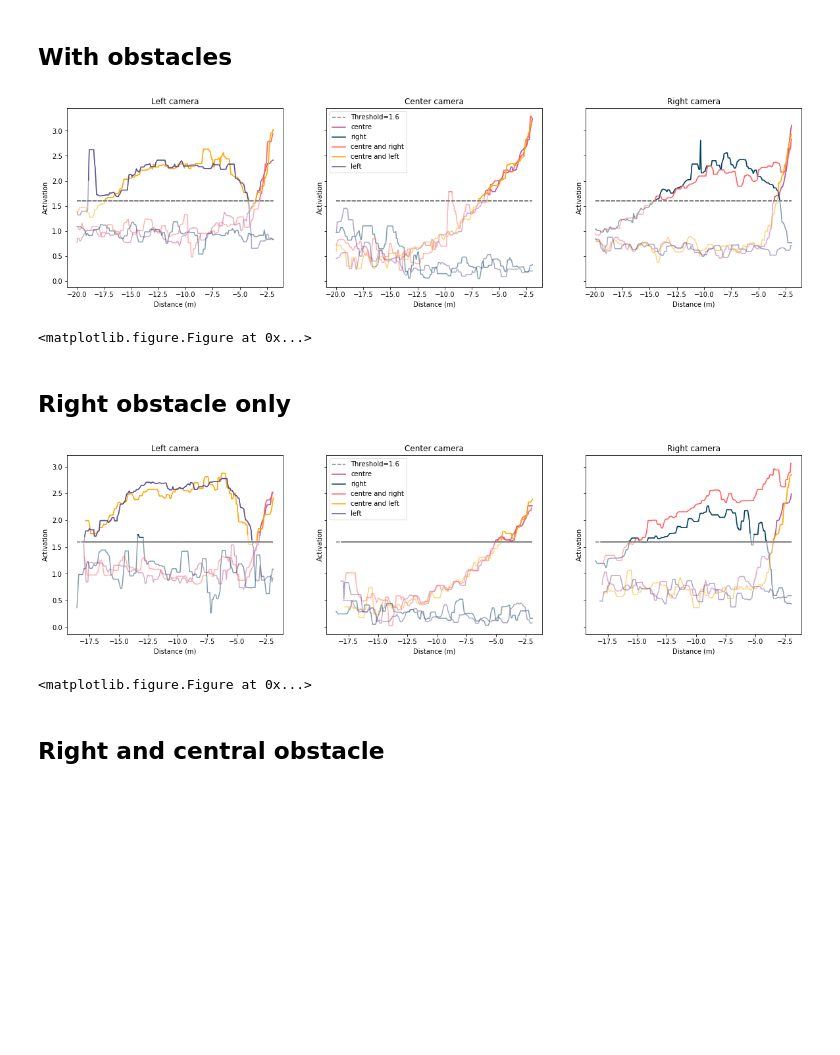
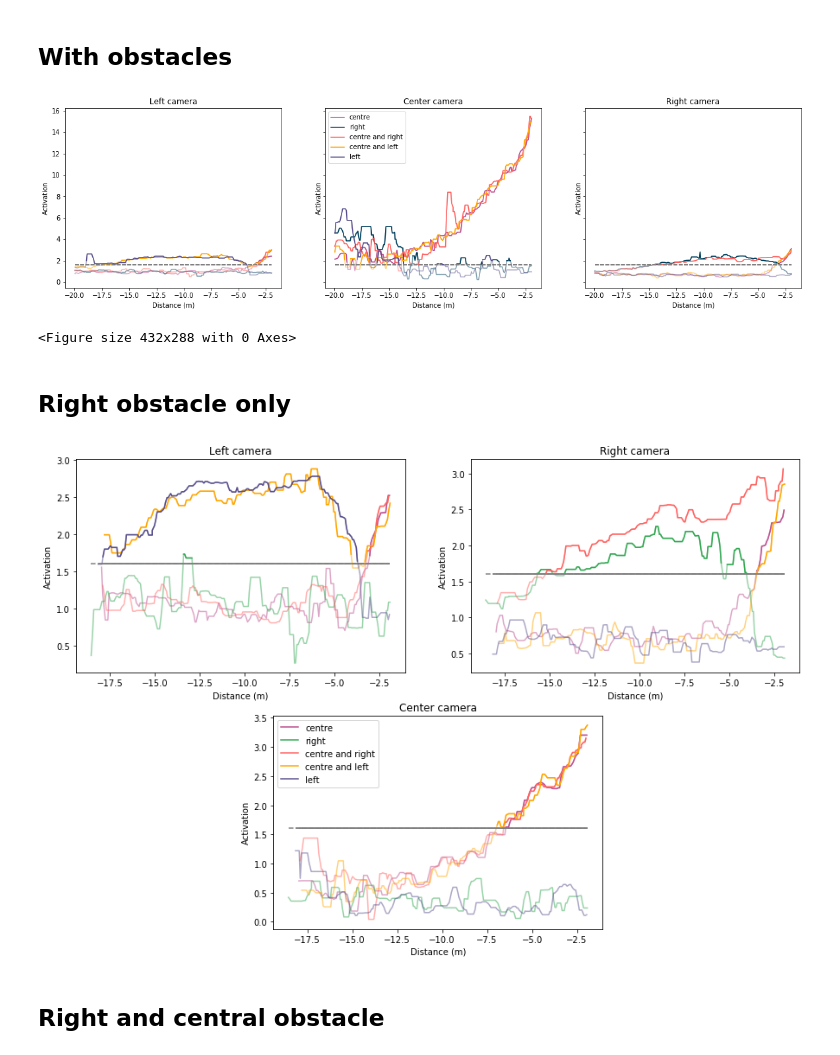
Before and after one commit to joanreyero/pyx4-avoidance, a Jupyter notebook: src/analytics/3-cameras/3-cameras.ipynb, the cells around one changed output. Drawn from its saved outputs; the diff is of its cells as text; code cells hidden in the pictures; blank space fills up the shorter version.

```diff
--- a/src/analytics/3-cameras/3-cameras.ipynb
+++ b/src/analytics/3-cameras/3-cameras.ipynb
@@ -44,36 +45,43 @@ def make_df(data):
 def show(data_list, mean=False, median=False, norm=False, thrs=False, save=False):
     labels = {ACT0: 'Left camera', ACT1: 'Center camera', ACT2: 'Right camera'}
 
-    fig, axs = plt.subplots(1, 3, figsize=(20,5), sharey=True)
+#    fig, axs = plt.subplots(3, 1, figsize=(6,15), sharey=True)
+    fig = plt.figure(figsize=(15, 10))
+    gs = gridspec.GridSpec(2, 4)
+    gs.update(wspace=0.5)
+    ax1 = plt.subplot(gs[0, :2], )
+    ax2 = plt.subplot(gs[0, 2:])
+    ax3 = plt.subplot(gs[1, 1:3])
+    axs = [ax1, ax2, ax3]
     for data in data_list:
         for i, act in enumerate(ACTS):
-
+            j = {0: 0, 1: 2, 2: 1}[i]
             if norm:
                 data[act] = data[act].apply(lambda x: float(x) / norm[i])
 
-            axs[i].plot(data[DIST], data[act], label='_nolegend_', color=data['color'].iloc[0], alpha=0.5)
-            axs[i].set_title(labels[act])
+            axs[j].plot(data[DIST], data[act], label='_nolegend_', color=data['color'].iloc[0], alpha=0.5)
+            axs[j].set_title(labels[act])
 
             if thrs:
                 data = add_threshold(data, act, thrs[i])
                 thr_act = data[get_thr(act)]
-                axs[i].plot(data[DIST], [thrs[i],] * len(data[DIST]), '--', color='gray', label='Threshold=1.6')
-                axs[i].plot(data[DIST], thr_act, color=data['color'].iloc[0], label=data['label'].iloc[0])
+                axs[j].plot(data[DIST], [thrs[i],] * len(data[DIST]), '--', color='gray',)
+                axs[j].plot(data[DIST], thr_act, color=data['color'].iloc[0], label=data['label'].iloc[0])
 
             if mean:
                 mean_line = [np.mean(data[act]),] * len(data[act])
-                axs[i].plot(data[DIST], mean_line, label='Mean')
+                axs[j].plot(data[DIST], mean_line, label='Mean')
 
             if median:
                 median_line = [np.median(data[act]),] * len(data[act])
-                axs[i].plot(data[DIST], median_line, label='Median')
+                axs[j].plot(data[DIST], median_line, label='Median')
 
-            axs[i].set_xlabel('Distance (m)')
-            axs[i].set_ylabel('Activation')
-        axs[1].legend()
+            axs[j].set_xlabel('Distance (m)')
+            axs[j].set_ylabel('Activation')
+        axs[2].legend()
 
     #fig.suptitle('Activations for the left, center and right cameras')
-    plt.show()
+    fig.tight_layout()
     if save:
         plt.savefig('figs/' + save + '.pdf')
 # %% [markdown]
@@ -132,8 +140,8 @@ df_list = make_df(data)
 save = 'activation-obstacles'
 show(df_list, norm=norm, thrs=thrs, save=save)
 # %% [output]
-[figure, old version]
+[figure, new version]
-<matplotlib.figure.Figure at 0x...>
+<Figure size 432x288 with 0 Axes>
 # %% [markdown]
 ## Right obstacle only
 # %%
@@ -141,36 +149,35 @@ data = [
     {
         'file': 'csv/1-central-obstacle.csv',
         'label': 'centre',
         'color': '#bc5090'
     },
     {
         'file': 'csv/1-right-obstacle.csv',
         'label': 'right',
-        'color': '#003f5c'
+        'color': '#32a852'
     },
     {
         'file': 'csv/1-right-central-obstacle.csv',
         'label': 'centre and right',
         'color': '#ff6361'
     },
     {
         'file': 'csv/1-left-central-obstacle.csv',
         'label': 'centre and left',
         'color': '#ffa600'
     },
     {
         'file': 'csv/1-left-obstacle.csv',
         'label': 'left',
         'color': '#58508d'
     }
 ]
 
 df_list = make_df(data)
 save = 'activation-obstacles-2'
 show(df_list, norm=norm, thrs=thrs, save=save)
 # %% [output]
-[figure, old version]
+[figure, new version]
-<matplotlib.figure.Figure at 0x...>
 # %% [markdown]
 ## Right and central obstacle
 # %%
```
Also changed, not shown: parts of 2 cells of this notebook, 12 other files.
